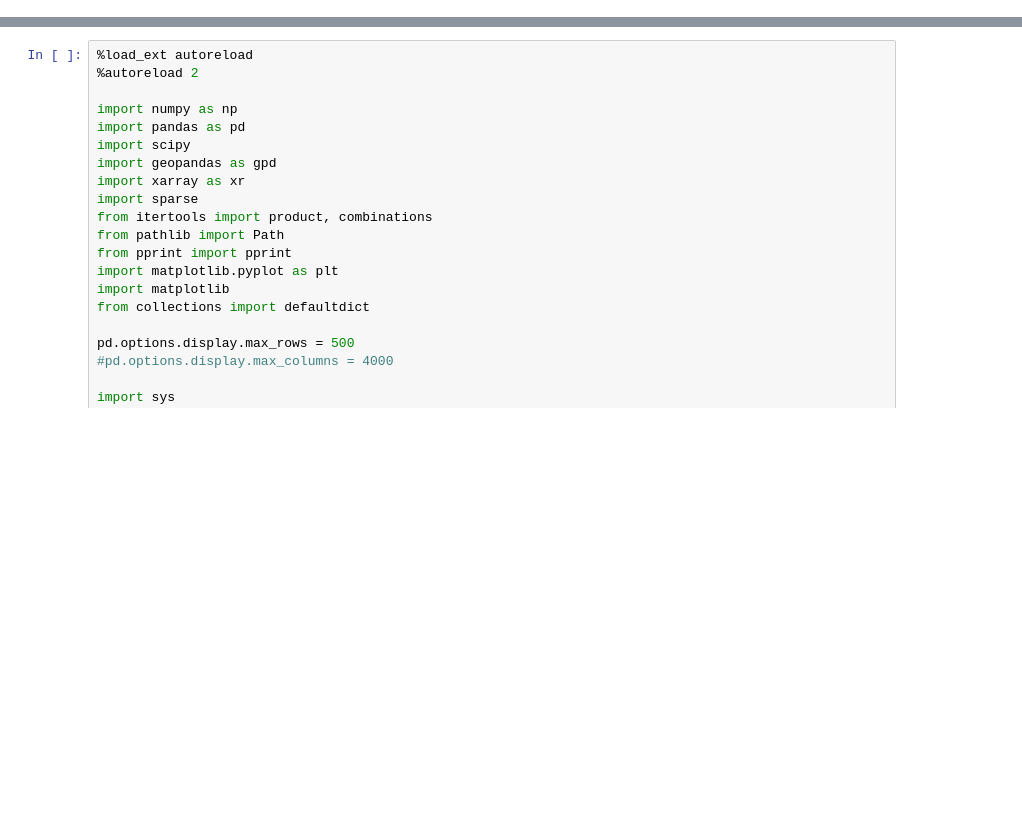
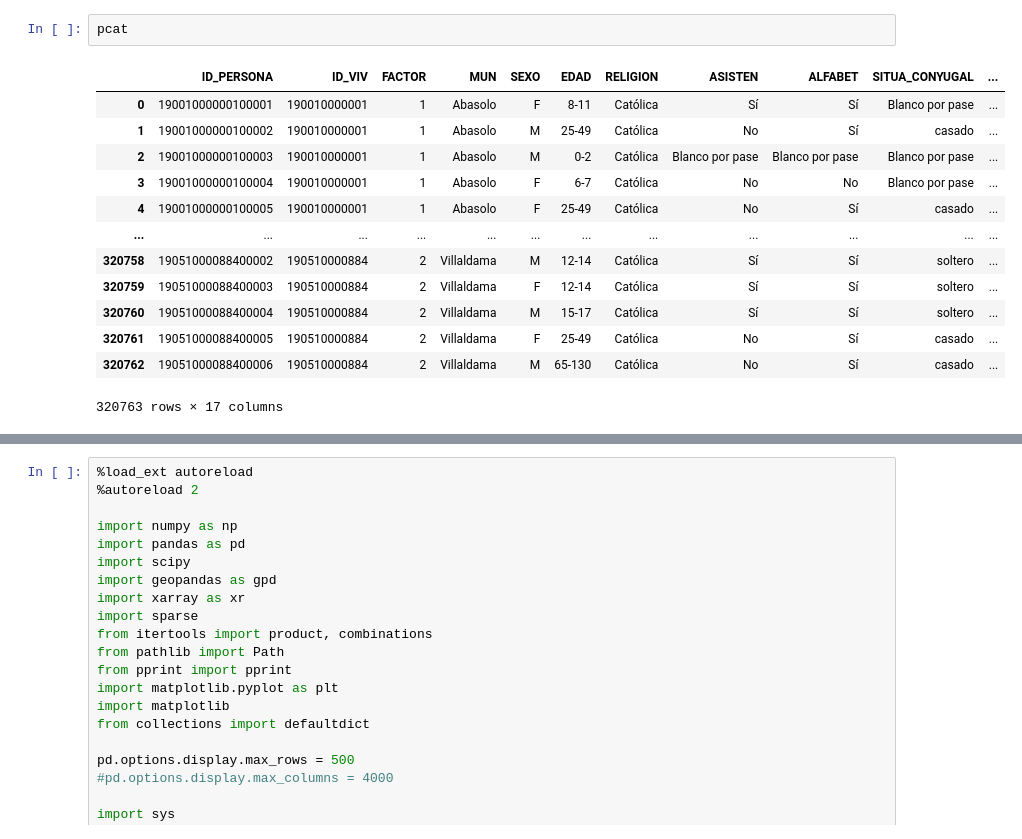
Before and after one commit to CentroFuturoCiudades/population-synthesis, a Jupyter notebook: notebooks/SAT.ipynb, the cells around one changed output, grey strips where cells are left out. Saved outputs shown, nothing was run; the diff lists cells and outputs as text; blank space fills up the shorter version.

```diff
--- a/notebooks/SAT.ipynb
+++ b/notebooks/SAT.ipynb
@@ -0,0 +80,16 @@
+# %%
+pcat
+# %% [output]
+|  | ID_PERSONA | ID_VIV | FACTOR | MUN | SEXO | EDAD | RELIGION | ASISTEN | ALFABET | SITUA_CONYUGAL | ... |
+| 0 | 19001000000100001 | 190010000001 | 1 | Abasolo | F | 8-11 | Católica | Sí | Sí | Blanco por pase | ... |
+| 1 | 19001000000100002 | 190010000001 | 1 | Abasolo | M | 25-49 | Católica | No | Sí | casado | ... |
+| 2 | 19001000000100003 | 190010000001 | 1 | Abasolo | M | 0-2 | Católica | Blanco por pase | Blanco por pase | Blanco por pase | ... |
+| 3 | 19001000000100004 | 190010000001 | 1 | Abasolo | F | 6-7 | Católica | No | No | Blanco por pase | ... |
+| 4 | 19001000000100005 | 190010000001 | 1 | Abasolo | F | 25-49 | Católica | No | Sí | casado | ... |
+| ... | ... | ... | ... | ... | ... | ... | ... | ... | ... | ... | ... |
+| 320758 | 19051000088400002 | 190510000884 | 2 | Villaldama | M | 12-14 | Católica | Sí | Sí | soltero | ... |
+| 320759 | 19051000088400003 | 190510000884 | 2 | Villaldama | F | 12-14 | Católica | Sí | Sí | soltero | ... |
+| 320760 | 19051000088400004 | 190510000884 | 2 | Villaldama | M | 15-17 | Católica | Sí | Sí | soltero | ... |
+| 320761 | 19051000088400005 | 190510000884 | 2 | Villaldama | F | 25-49 | Católica | No | Sí | casado | ... |
+| 320762 | 19051000088400006 | 190510000884 | 2 | Villaldama | M | 65-130 | Católica | No | Sí | casado | ... |
+320763 rows × 17 columns
```
Also changed, not shown: parts of 44 cells of this notebook, 6 other files.
